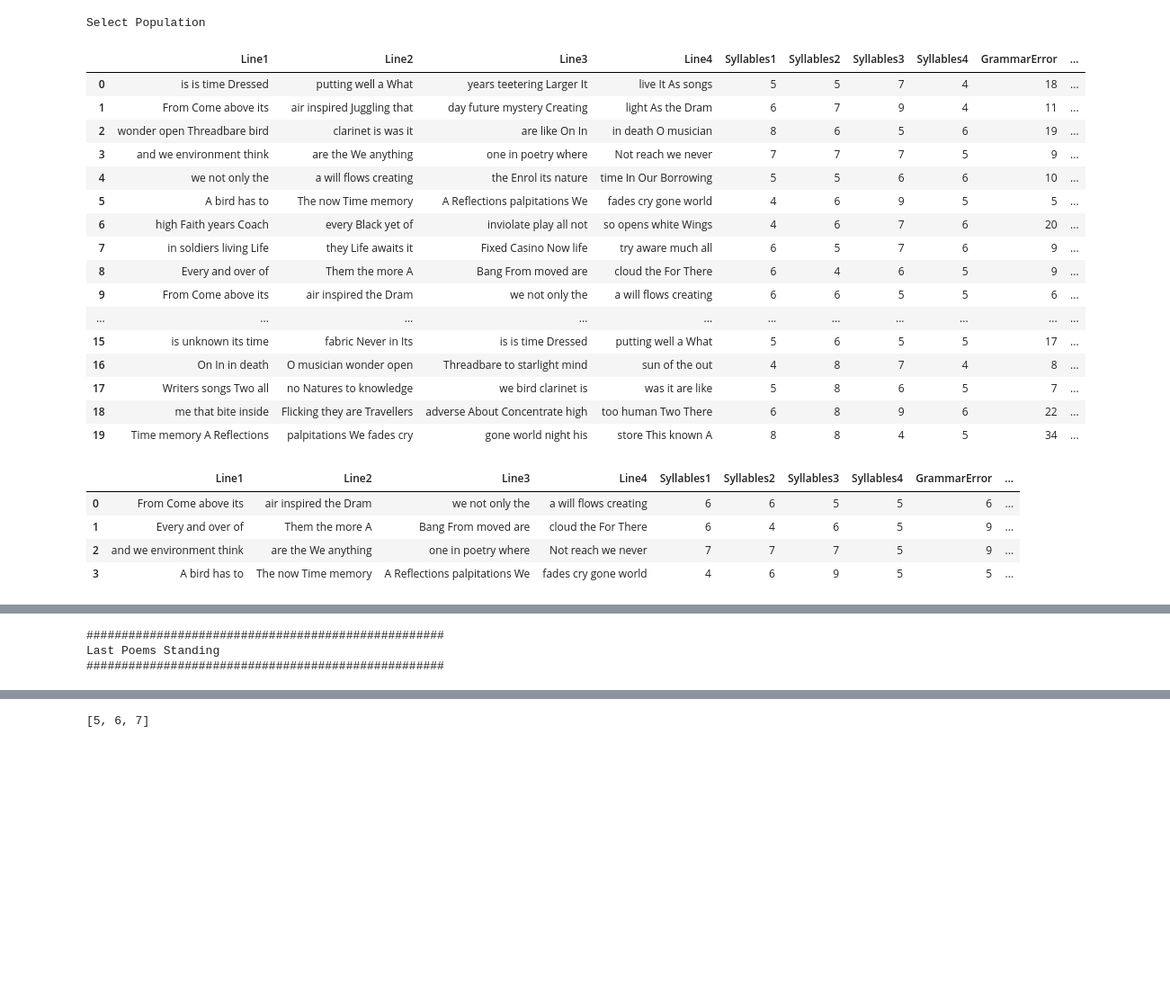
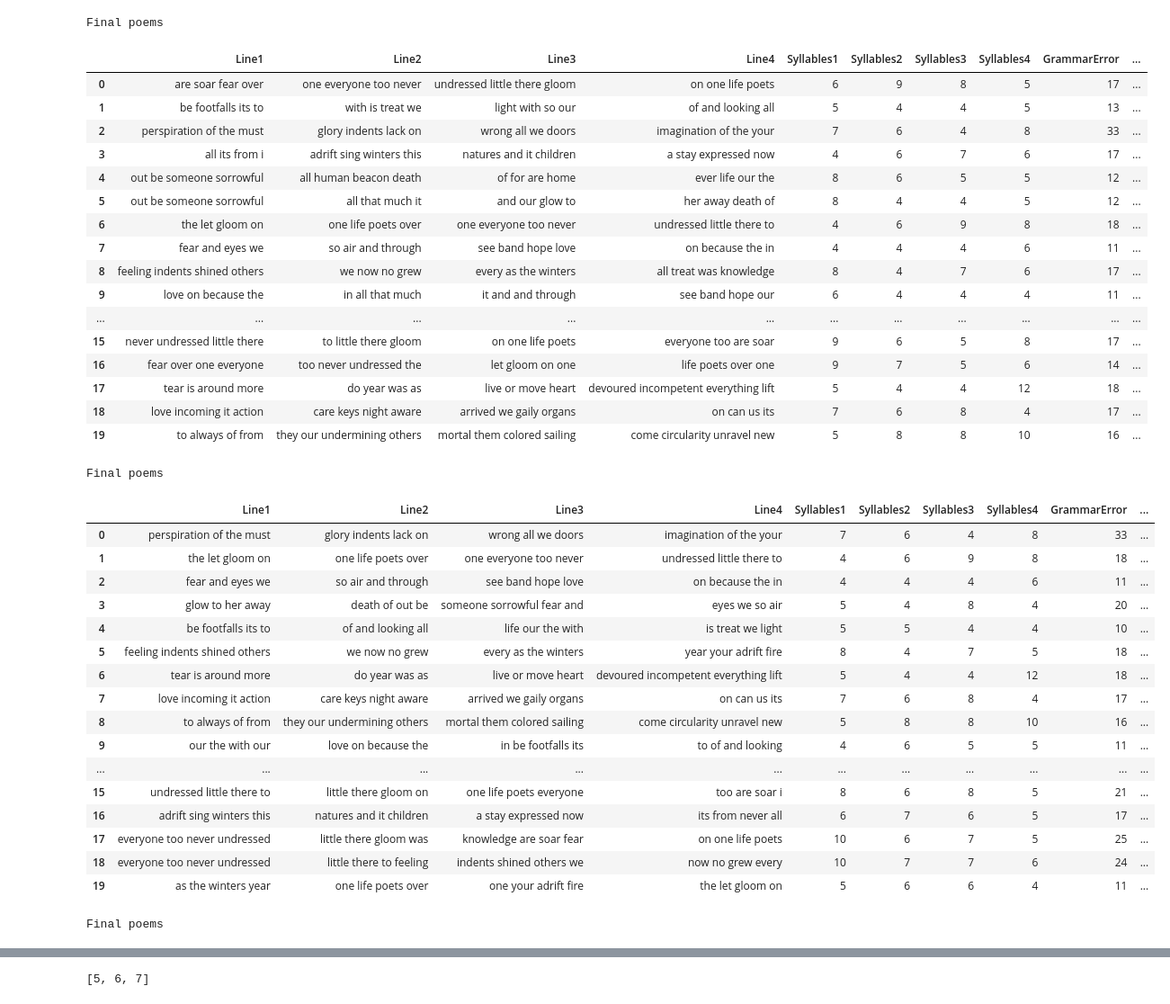
Before and after one commit to vaishnavi1197/Poem-generation-with-EA, a Jupyter notebook: latest.ipynb, the cells around one changed output, grey strips where cells are left out. Shown at 90% size. Saved outputs shown, nothing was run; the diff lists cells and outputs as text; code cells hidden in the pictures; blank space fills up the shorter version.

```diff
--- a/latest.ipynb
+++ b/latest.ipynb
@@ -36,7 +43,7 @@ with open("Dataset_poems.txt", "r",encoding="utf8") as file:
                 if i == '':
                     continue
                 else:
-                    temp.append(i)
+                    temp.append(i.lower())
 words_df = temp[:5000]
 # %%
 tokens_tag = pos_tag(words_df)
@@ -54,6 +61,25 @@ for i in range(len(z)):
   words_df2.extend(z[i])
 # print(words_df2)
 words_df = words_df2
+# %%
+lines = []
+for i in range(3, len(words_df)-3):
+    lines.append(words_df[i-3]+' '+' '+words_df[i-2]+' '+' '+words_df[i-1]+' '+' '+words_df[i]+' '+' '+words_df[i+1]+' '+' '+words_df[i+2]+' '+' '+words_df[i+3])
+
+# sklearn countvectorizer
+from sklearn.feature_extraction.text import CountVectorizer
+# Convert a collection of text documents to a matrix of token counts
+cv = CountVectorizer(ngram_range=(1,1), stop_words = stopwords.words('english'))
+# matrix of token counts
+X = cv.fit_transform(lines)
+Xc = (X.T * X) # matrix manipulation
+Xc.setdiag(0) # set the diagonals to be zeroes as it's pointless to be 1
+
+names = cv.get_feature_names() # This are the entity names (i.e. keywords)
+cooccur_df = pd.DataFrame(data = Xc.toarray(), columns = names, index = names)
+total = cooccur_df.to_numpy().sum()
+cooccur_df = cooccur_df.div(total)
+cooccur_df.to_csv('co_occur_mat.csv', sep = ',')
 # %%
 class poem_generation:
     pd.set_option('display.max_rows', None)
@@ -336,5 +390,5 @@ class poem_generation:
                 display(final_population)
 # %%
 #4 (words_df,intial_population,crossover,epochs,user_selection_poems_number):
-poem = poem_generation(words_df,20,2,2,4)
+poem = poem_generation(words_df,20,2,12,5)
 # %% [output]
@@ -359,24 +413,38 @@ Select Population
-Select Population
+Final poems
 |  | Line1 | Line2 | Line3 | Line4 | Syllables1 | Syllables2 | Syllables3 | Syllables4 | GrammarError | ... |
-| 0 | is is time Dressed | putting well a What | years teetering Larger It | live It As songs | 5 | 5 | 7 | 4 | 18 | ... |
-| 1 | From Come above its | air inspired Juggling that | day future mystery Creating | light As the Dram | 6 | 7 | 9 | 4 | 11 | ... |
-| 2 | wonder open Threadbare bird | clarinet is was it | are like On In | in death O musician | 8 | 6 | 5 | 6 | 19 | ... |
-| 3 | and we environment think | are the We anything | one in poetry where | Not reach we never | 7 | 7 | 7 | 5 | 9 | ... |
-| 4 | we not only the | a will flows creating | the Enrol its nature | time In Our Borrowing | 5 | 5 | 6 | 6 | 10 | ... |
-| 5 | A bird has to | The now Time memory | A Reflections palpitations We | fades cry gone world | 4 | 6 | 9 | 5 | 5 | ... |
-| 6 | high Faith years Coach | every Black yet of | inviolate play all not | so opens white Wings | 4 | 6 | 7 | 6 | 20 | ... |
-| 7 | in soldiers living Life | they Life awaits it | Fixed Casino Now life | try aware much all | 6 | 5 | 7 | 6 | 9 | ... |
-| 8 | Every and over of | Them the more A | Bang From moved are | cloud the For There | 6 | 4 | 6 | 5 | 9 | ... |
-| 9 | From Come above its | air inspired the Dram | we not only the | a will flows creating | 6 | 6 | 5 | 5 | 6 | ... |
+| 0 | are soar fear over | one everyone too never | undressed little there gloom | on one life poets | 6 | 9 | 8 | 5 | 17 | ... |
+| 1 | be footfalls its to | with is treat we | light with so our | of and looking all | 5 | 4 | 4 | 5 | 13 | ... |
+| 2 | perspiration of the must | glory indents lack on | wrong all we doors | imagination of the your | 7 | 6 | 4 | 8 | 33 | ... |
+| 3 | all its from i | adrift sing winters this | natures and it children | a stay expressed now | 4 | 6 | 7 | 6 | 17 | ... |
+| 4 | out be someone sorrowful | all human beacon death | of for are home | ever life our the | 8 | 6 | 5 | 5 | 12 | ... |
+| 5 | out be someone sorrowful | all that much it | and our glow to | her away death of | 8 | 4 | 4 | 5 | 12 | ... |
+| 6 | the let gloom on | one life poets over | one everyone too never | undressed little there to | 4 | 6 | 9 | 8 | 18 | ... |
+| 7 | fear and eyes we | so air and through | see band hope love | on because the in | 4 | 4 | 4 | 6 | 11 | ... |
+| 8 | feeling indents shined others | we now no grew | every as the winters | all treat was knowledge | 8 | 4 | 7 | 6 | 17 | ... |
+| 9 | love on because the | in all that much | it and and through | see band hope our | 6 | 4 | 4 | 4 | 11 | ... |
 | ... | ... | ... | ... | ... | ... | ... | ... | ... | ... | ... |
-| 15 | is unknown its time | fabric Never in Its | is is time Dressed | putting well a What | 5 | 6 | 5 | 5 | 17 | ... |
-| 16 | On In in death | O musician wonder open | Threadbare to starlight mind | sun of the out | 4 | 8 | 7 | 4 | 8 | ... |
-| 17 | Writers songs Two all | no Natures to knowledge | we bird clarinet is | was it are like | 5 | 8 | 6 | 5 | 7 | ... |
-| 18 | me that bite inside | Flicking they are Travellers | adverse About Concentrate high | too human Two There | 6 | 8 | 9 | 6 | 22 | ... |
-| 19 | Time memory A Reflections | palpitations We fades cry | gone world night his | store This known A | 8 | 8 | 4 | 5 | 34 | ... |
+| 15 | never undressed little there | to little there gloom | on one life poets | everyone too are soar | 9 | 6 | 5 | 8 | 17 | ... |
+| 16 | fear over one everyone | too never undressed the | let gloom on one | life poets over one | 9 | 7 | 5 | 6 | 14 | ... |
+| 17 | tear is around more | do year was as | live or move heart | devoured incompetent everything lift | 5 | 4 | 4 | 12 | 18 | ... |
+| 18 | love incoming it action | care keys night aware | arrived we gaily organs | on can us its | 7 | 6 | 8 | 4 | 17 | ... |
+| 19 | to always of from | they our undermining others | mortal them colored sailing | come circularity unravel new | 5 | 8 | 8 | 10 | 16 | ... |
+Final poems
 |  | Line1 | Line2 | Line3 | Line4 | Syllables1 | Syllables2 | Syllables3 | Syllables4 | GrammarError | ... |
-| 0 | From Come above its | air inspired the Dram | we not only the | a will flows creating | 6 | 6 | 5 | 5 | 6 | ... |
-| 1 | Every and over of | Them the more A | Bang From moved are | cloud the For There | 6 | 4 | 6 | 5 | 9 | ... |
-| 2 | and we environment think | are the We anything | one in poetry where | Not reach we never | 7 | 7 | 7 | 5 | 9 | ... |
-| 3 | A bird has to | The now Time memory | A Reflections palpitations We | fades cry gone world | 4 | 6 | 9 | 5 | 5 | ... |
+| 0 | perspiration of the must | glory indents lack on | wrong all we doors | imagination of the your | 7 | 6 | 4 | 8 | 33 | ... |
+| 1 | the let gloom on | one life poets over | one everyone too never | undressed little there to | 4 | 6 | 9 | 8 | 18 | ... |
+| 2 | fear and eyes we | so air and through | see band hope love | on because the in | 4 | 4 | 4 | 6 | 11 | ... |
+| 3 | glow to her away | death of out be | someone sorrowful fear and | eyes we so air | 5 | 4 | 8 | 4 | 20 | ... |
+| 4 | be footfalls its to | of and looking all | life our the with | is treat we light | 5 | 5 | 4 | 4 | 10 | ... |
+| 5 | feeling indents shined others | we now no grew | every as the winters | year your adrift fire | 8 | 4 | 7 | 5 | 18 | ... |
+| 6 | tear is around more | do year was as | live or move heart | devoured incompetent everything lift | 5 | 4 | 4 | 12 | 18 | ... |
+| 7 | love incoming it action | care keys night aware | arrived we gaily organs | on can us its | 7 | 6 | 8 | 4 | 17 | ... |
+| 8 | to always of from | they our undermining others | mortal them colored sailing | come circularity unravel new | 5 | 8 | 8 | 10 | 16 | ... |
+| 9 | our the with our | love on because the | in be footfalls its | to of and looking | 4 | 6 | 5 | 5 | 11 | ... |
+| ... | ... | ... | ... | ... | ... | ... | ... | ... | ... | ... |
+| 15 | undressed little there to | little there gloom on | one life poets everyone | too are soar i | 8 | 6 | 8 | 5 | 21 | ... |
+| 16 | adrift sing winters this | natures and it children | a stay expressed now | its from never all | 6 | 7 | 6 | 5 | 17 | ... |
+| 17 | everyone too never undressed | little there gloom was | knowledge are soar fear | on one life poets | 10 | 6 | 7 | 5 | 25 | ... |
+| 18 | everyone too never undressed | little there to feeling | indents shined others we | now no grew every | 10 | 7 | 7 | 6 | 24 | ... |
+| 19 | as the winters year | one life poets over | one your adrift fire | the let gloom on | 5 | 6 | 6 | 4 | 11 | ... |
+Final poems
 |  | Line1 | Line2 | Line3 | Line4 | Syllables1 | Syllables2 | Syllables3 | Syllables4 | GrammarError | ... |
@@ -399,3 +466,0 @@ Select Population
-###################################################
-Last Poems Standing
-###################################################
```
Also changed, not shown: parts of 4 cells of this notebook.
